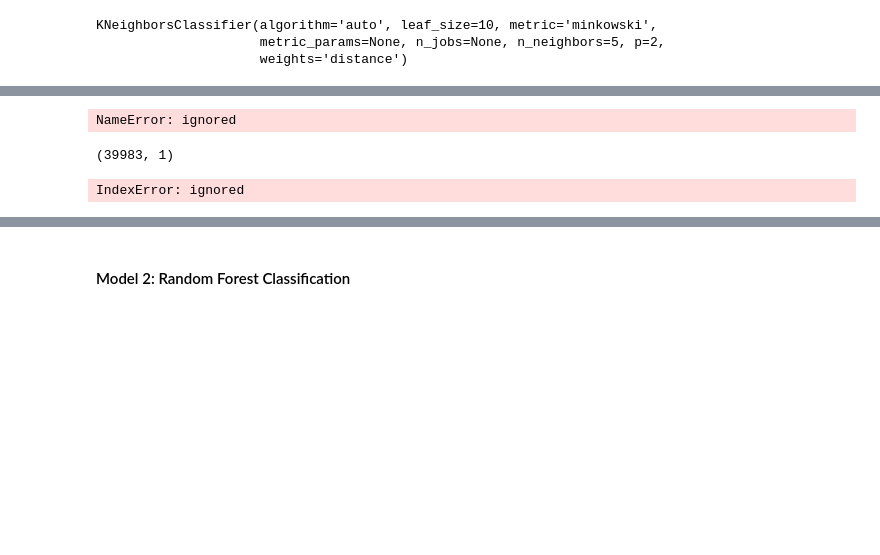
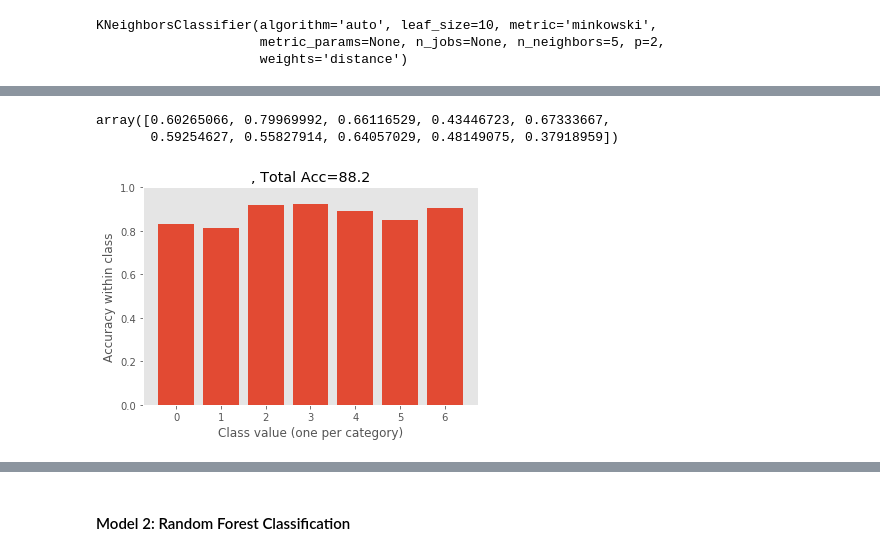
Before and after one commit to jjschueder/7331DataMiningNotebooks, a Jupyter notebook: lab2/Copy_of_Lab2_DC.ipynb, the cells around one changed output, grey strips where cells are left out. Cells and saved outputs as stored; diff of their text form; code cells hidden in the pictures; blank space fills up the shorter version.

```diff
--- a/lab2/Copy_of_Lab2_DC.ipynb
+++ b/lab2/Copy_of_Lab2_DC.ipynb
@@ -500,7 +511,7 @@ from sklearn import metrics as mt
 
 features = ['sale_dollars_trans', 'cost_per_liter_trans',
        'state_bottle_cost_trans', 'bottles_sold_trans',
-       'volume_sold_liters_trans', 'pack', 'bottle_volume_ml_trans',
+       'volume_sold_liters_trans', 'pack_trans', 'bottle_volume_ml_trans',
        'profit_trans', 'totalcost_trans', 'revenue_trans']
 
 X2 = data_final[features].copy()
@@ -671,3 +687,8 @@ Average KNN accuracy score is : 0.5877421706602238
+# %%
+KNN_accuracy
+# %% [output]
+array([0.60265066, 0.79969992, 0.66116529, 0.43446723, 0.67333667,
+       0.59254627, 0.55827914, 0.64057029, 0.48149075, 0.37918959])
 # %%
 from matplotlib import pyplot as plt
 import numpy as np
@@ -689,35 +710,40 @@ def plot_class_acc(ytrue,yhat, title=''):
     plt.grid()
     plt.ylim([0,1])
     plt.show()
-
-plot_class_acc(y_test,y_pred,title="KNN")
+#yhat = classifierEstimaterKNN1.predict(X1_test)
+#plot_class_acc(y1_test,yhat,title="KNN")
-# %% [output]
-NameError: ignored
-# %%
-yhat.shape
-# %% [output]
-(39983, 1)
-# %%
-import seaborn as sns
-sns.set_palette("dark")
-# code manipulated from http://scikit-learn.org/stable/auto_examples/plot_roc.html
-from sklearn.preprocessing import label_binarize
-
-# Compute ROC curve for a subset of interesting classes
-fprKNN = dict()
-tprKNN = dict()
-roc_aucKNN = dict()
-for i in np.unique(Y2):
-    fprKNN[i], tprKNN[i], _ = mt.roc_curve(y1_test, y_KNN_score1[:, i], pos_label=i)
-    roc_aucKNN[i] = mt.auc(fprKNN[i], tprKNN[i])
-
-for i in np.random.permutation(43)[0:6]:
-    plt.plot(fprKNN[i], tprKNN[i], label='class {0} with {1} instances (area = {2:0.2f})'
-                                   ''.format(i, sum(y==i), roc_aucKNN[i]))
-
-plt.legend(loc="lower right")
-plt.xlabel('False Positive Rate')
-plt.ylabel('True Positive Rate')
-plt.show()
-# %% [output]
-IndexError: ignored
+# %%
+perclasslist = []
+totalaccuracy = 0
+for trainidx, testidx in cv.split(X,Y2):
+    # note that these are sparse matrices
+    X_train = X[trainidx]
+    X_test = X[testidx]
+    y_train = Y2[trainidx]
+    y_test = Y2[testidx]
+    yhat = classifierEstimaterKNN1.predict(X_test)
+    perclassaccuracy = per_class_accuracy(y_test,yhat)
+    totalaccuracy += 100*mt.accuracy_score(y_test,yhat)
+    perclasslist.append(perclassaccuracy.tolist())
+#    print('Per Class Accuracy : {}' .format(perclassaccuracy))
+
+totalaccuracy = totalaccuracy / cv.n_splits
+
+perclassdf = []
+perclassdf = pd.DataFrame(perclasslist)
+#perclassdf = perclassdf.transpose()
+#perclassdf
+
+perclassavg = perclassdf.mean(axis = 0)
+#perclassavg
+
+plt.bar(range(len(perclassavg)), perclassavg)
+plt.xlabel('Class value (one per category)')
+plt.ylabel('Accuracy within class')
+#plt.title(title+", Total Acc=%.1f"%(totalaccuracy))
+plt.title(", Total Acc=%.1f"%(totalaccuracy))
+plt.grid()
+plt.ylim([0,1])
+plt.show()
+# %% [output]
+[figure, added]
```
Also changed, not shown: parts of 28 cells of this notebook.
